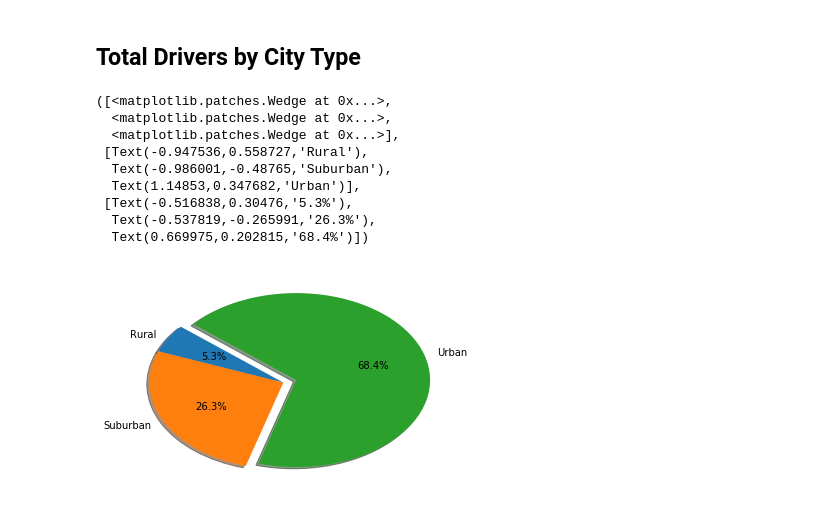
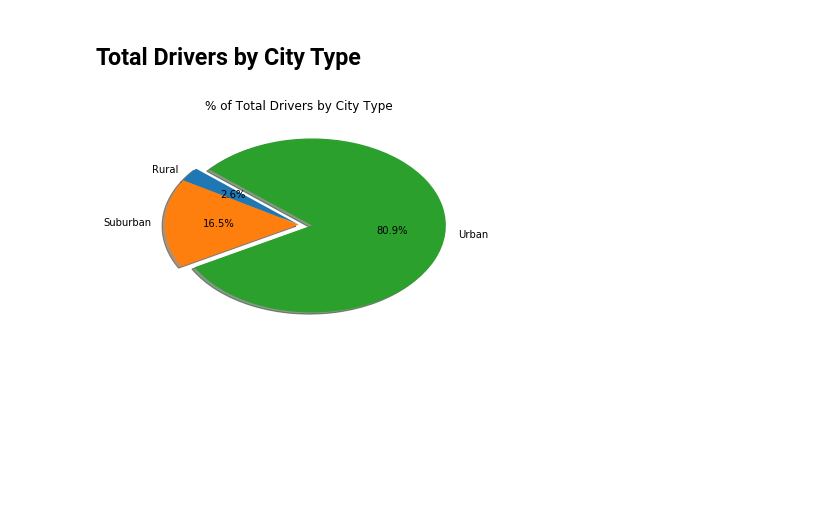
Before and after one commit to xaskoiking/HW_5_Raaghavav_K, a Jupyter notebook: Pyber/pyber_starter.ipynb, the cells around one changed output. Drawn from its saved outputs; the diff is of its cells as text; code cells hidden in the pictures; blank space fills up the shorter version.

Commit message:
Pie Chart 3

```diff
--- a/Pyber/pyber_starter.ipynb
+++ b/Pyber/pyber_starter.ipynb
@@ -221,22 +222,18 @@ plt.show()
 ## Total Drivers by City Type
 # %%
 # Calculate Driver Percents
-driversByCityDF = pd.DataFrame(cityRideDataDF.groupby(['type']).driver_count.agg(['count']))
+driversByCityDF = pd.DataFrame(cityRideGroupedDF.groupby(['type']).driver_count.agg(['sum']))
 driversByCityDF = driversByCityDF.reset_index()
 driversByCityDF
 
 # Build Pie Charts
-plt.pie(driversByCityDF['count'], explode=explode, labels=driversByCityDF['type'], autopct='%.1f%%', shadow=True,startangle=140)
+plt.pie(driversByCityDF['sum'], explode=explode, labels=driversByCityDF['type'], autopct='%.1f%%', shadow=True,startangle=140)
 plt.title("% of Total Drivers by City Type")
+
 # Save Figure
+#plt.savefig("pieChart-Drivers-by-city.png")
+
+# Show Figure
+plt.show()
 # %% [output]
-([<matplotlib.patches.Wedge at 0x...>,
-  <matplotlib.patches.Wedge at 0x...>,
-  <matplotlib.patches.Wedge at 0x...>],
- [Text(-0.947536,0.558727,'Rural'),
-  Text(-0.986001,-0.48765,'Suburban'),
-  Text(1.14853,0.347682,'Urban')],
- [Text(-0.516838,0.30476,'5.3%'),
-  Text(-0.537819,-0.265991,'26.3%'),
-  Text(0.669975,0.202815,'68.4%')])
-[figure, old version]
+[figure, new version]
```
Also changed, not shown: parts of 2 cells of this notebook.
